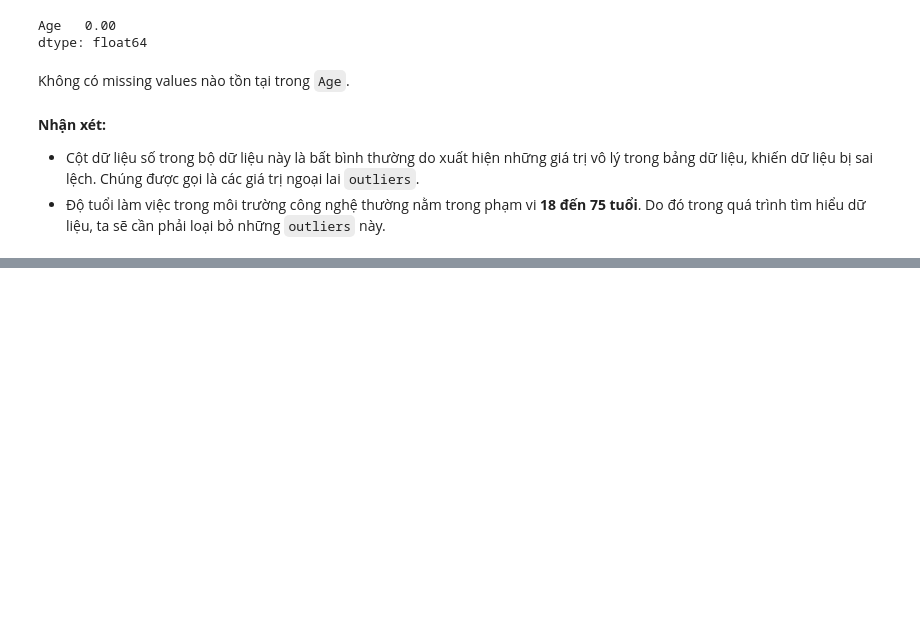
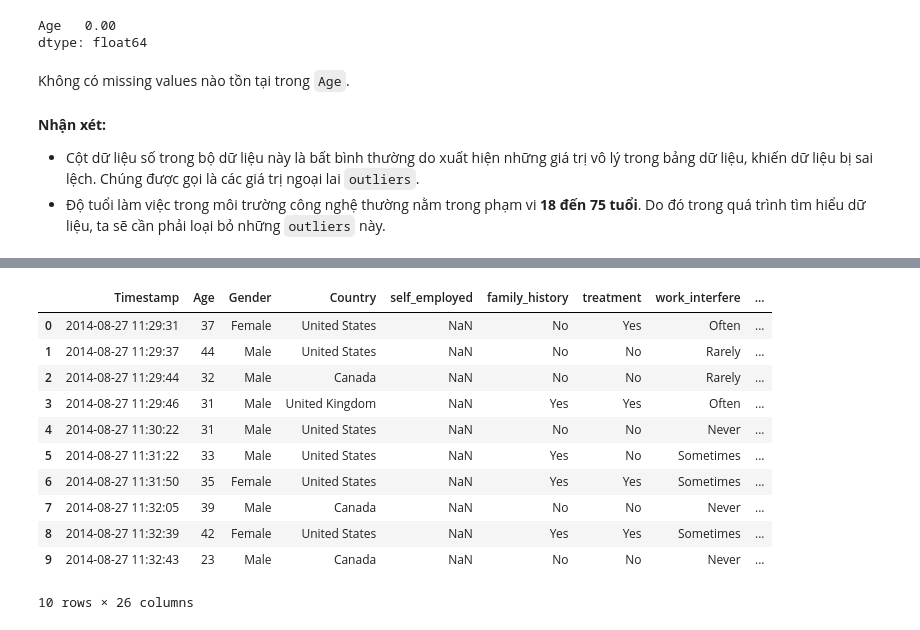
Before and after one commit to cheesepp/P4DS_FinalProject, a Jupyter notebook: Preprocess.ipynb, the cells around one changed output, grey strips where cells are left out. Saved outputs shown, nothing was run; the diff lists cells and outputs as text; code cells hidden in the pictures; blank space fills up the shorter version.

```diff
--- a/Preprocess.ipynb
+++ b/Preprocess.ipynb
@@ -89,0 +216,16 @@ Không có missing values nào tồn tại trong `Age`.
+# %%
+raw_df.drop(columns = ['state'], inplace = True)
+raw_df.head(10)
+# %% [output]
+|  | Timestamp | Age | Gender | Country | self_employed | family_history | treatment | work_interfere | ... |
+| 0 | 2014-08-27 11:29:31 | 37 | Female | United States | NaN | No | Yes | Often | ... |
+| 1 | 2014-08-27 11:29:37 | 44 | Male | United States | NaN | No | No | Rarely | ... |
+| 2 | 2014-08-27 11:29:44 | 32 | Male | Canada | NaN | No | No | Rarely | ... |
+| 3 | 2014-08-27 11:29:46 | 31 | Male | United Kingdom | NaN | Yes | Yes | Often | ... |
+| 4 | 2014-08-27 11:30:22 | 31 | Male | United States | NaN | No | No | Never | ... |
+| 5 | 2014-08-27 11:31:22 | 33 | Male | United States | NaN | Yes | No | Sometimes | ... |
+| 6 | 2014-08-27 11:31:50 | 35 | Female | United States | NaN | Yes | Yes | Sometimes | ... |
+| 7 | 2014-08-27 11:32:05 | 39 | Male | Canada | NaN | No | No | Never | ... |
+| 8 | 2014-08-27 11:32:39 | 42 | Female | United States | NaN | Yes | Yes | Sometimes | ... |
+| 9 | 2014-08-27 11:32:43 | 23 | Male | Canada | NaN | No | No | Never | ... |
+10 rows × 26 columns
```
Also changed, not shown: parts of 24 cells of this notebook.
